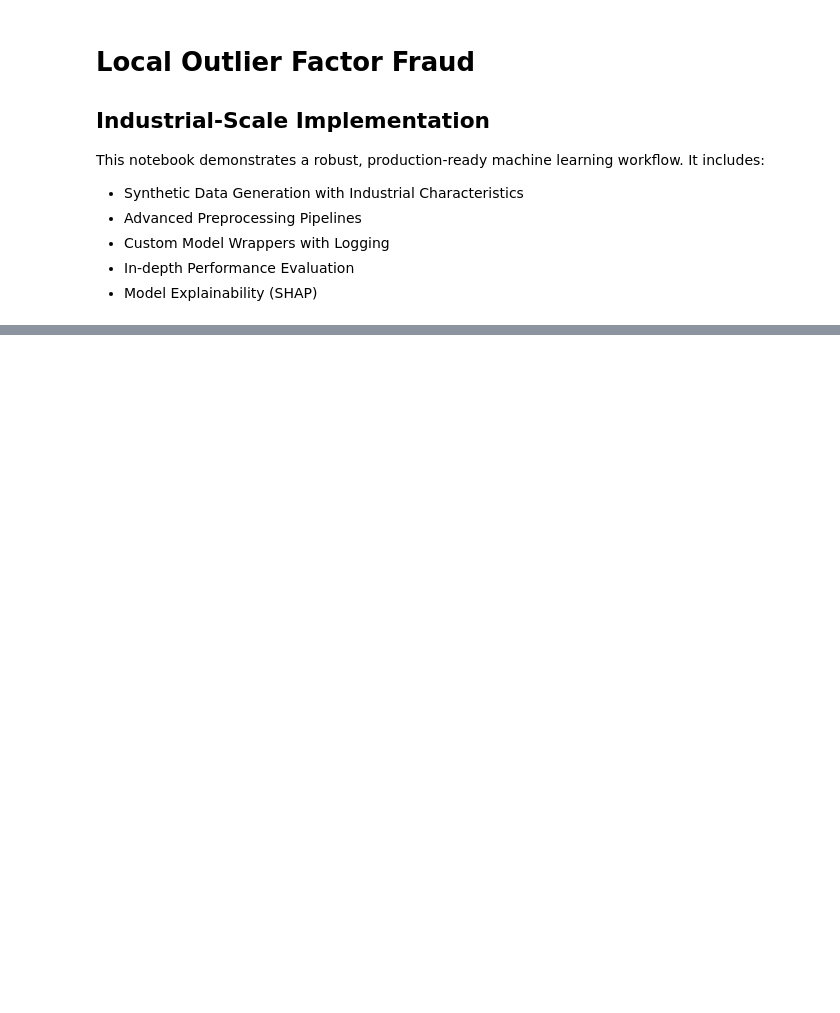
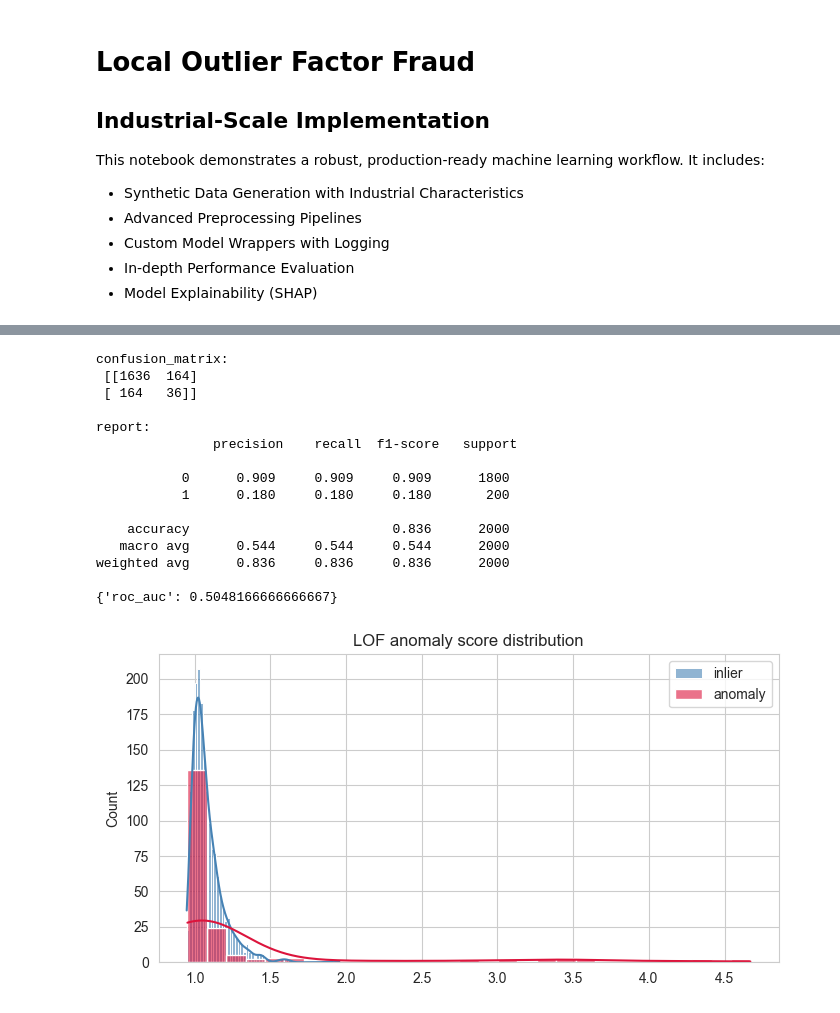
Before and after one commit to Brainfeed-1996/advanced-ml-mastery-collection, a Jupyter notebook: 08-Anomaly-Detection/Local-Outlier-Factor-Fraud.ipynb, the cells around one changed output, grey strips where cells are left out. Cells and saved outputs as stored; diff of their text form; code cells hidden in the pictures; blank space fills up the shorter version.

```diff
--- a/08-Anomaly-Detection/Local-Outlier-Factor-Fraud.ipynb
+++ b/08-Anomaly-Detection/Local-Outlier-Factor-Fraud.ipynb
@@ -21,0 +73,11 @@ class ResultVisualizer:    @staticmethod    def plot_results(y_true, y_pred):
+# %%
+from sklearn.pipeline import Pipeline
+from sklearn.preprocessing import StandardScaler
+from sklearn.impute import SimpleImputer
+
+preprocessor = Pipeline(steps=[
+    ('imputer', SimpleImputer(strategy='median')),
+    ('scaler', StandardScaler()),
+])
+
+X = preprocessor.fit_transform(X_df)
@@ -22,2 +88,45 @@ class ResultVisualizer:    @staticmethod    def plot_results(y_true, y_pred):
+# %%
+from sklearn.neighbors import LocalOutlierFactor
+from sklearn.metrics import classification_report, confusion_matrix, roc_auc_score
+
+lof = LocalOutlierFactor(n_neighbors=25, contamination=float(y_true.mean()))
+# LOF returns -1 for outliers, 1 for inliers
+pred = lof.fit_predict(X)
+y_pred = (pred == -1).astype(int)
+
+print('confusion_matrix:\n', confusion_matrix(y_true, y_pred))
+print('\nreport:\n', classification_report(y_true, y_pred, digits=3))
+
+# LOF doesn't expose a calibrated probability, but negative_outlier_factor_ is useful as a score
+scores = -lof.negative_outlier_factor_
+try:
+    auc = roc_auc_score(y_true, scores)
+    print({'roc_auc': float(auc)})
+except Exception as e:
+    print('roc_auc unavailable:', e)
+
+plt.figure(figsize=(8,4))
+sns.histplot(scores[y_true==0], label='inlier', kde=True, color='steelblue', alpha=0.6)
+sns.histplot(scores[y_true==1], label='anomaly', kde=True, color='crimson', alpha=0.6)
+plt.title('LOF anomaly score distribution')
+plt.legend()
+plt.show()
+# %% [output]
+confusion_matrix:
+ [[1636  164]
+ [ 164   36]]
+
+report:
+               precision    recall  f1-score   support
+
+           0      0.909     0.909     0.909      1800
+           1      0.180     0.180     0.180       200
+
+    accuracy                          0.836      2000
+   macro avg      0.544     0.544     0.544      2000
+weighted avg      0.836     0.836     0.836      2000
+
+{'roc_auc': 0.5048166666666667}
+[figure, added]
 # %%
 # SHAP Analysis# Note: For tree-based models, TreeExplainer is efficient.# For pipelines, we extract the model step.try:    logger.info("Attempting SHAP explanation...")    if hasattr(industrial_model.model.named_steps, 'regressor'):        model_step = industrial_model.model.named_steps['regressor']    elif hasattr(industrial_model.model.named_steps, 'classifier'):        model_step = industrial_model.model.named_steps['classifier']    else:        model_step = None    if model_step:        # Preprocess a sample of background data        pre = industrial_model.model.named_steps['preprocessor']        X_sample = pre.transform(X_train[:100])                explainer = shap.TreeExplainer(model_step)        shap_values = explainer.shap_values(X_sample)                plt.figure()        shap.summary_plot(shap_values, X_sample, plot_type="bar")        plt.show()    else:        logger.warning("Could not extract model step for SHAP.")except Exception as e:    logger.warning(f"SHAP analysis skipped due to environment or model structure: {e}")
```
Also changed, not shown: parts of 7 cells of this notebook, 5 other files.
